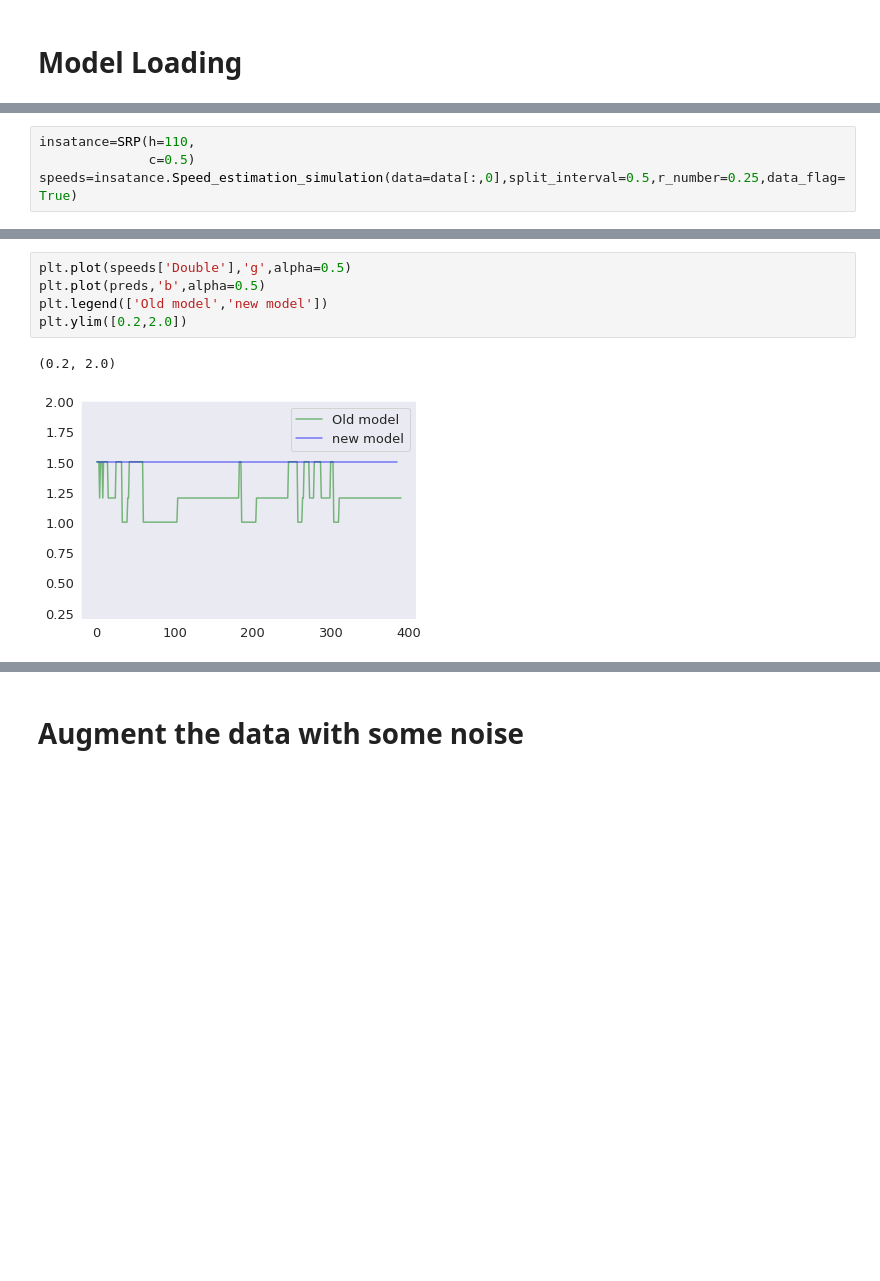
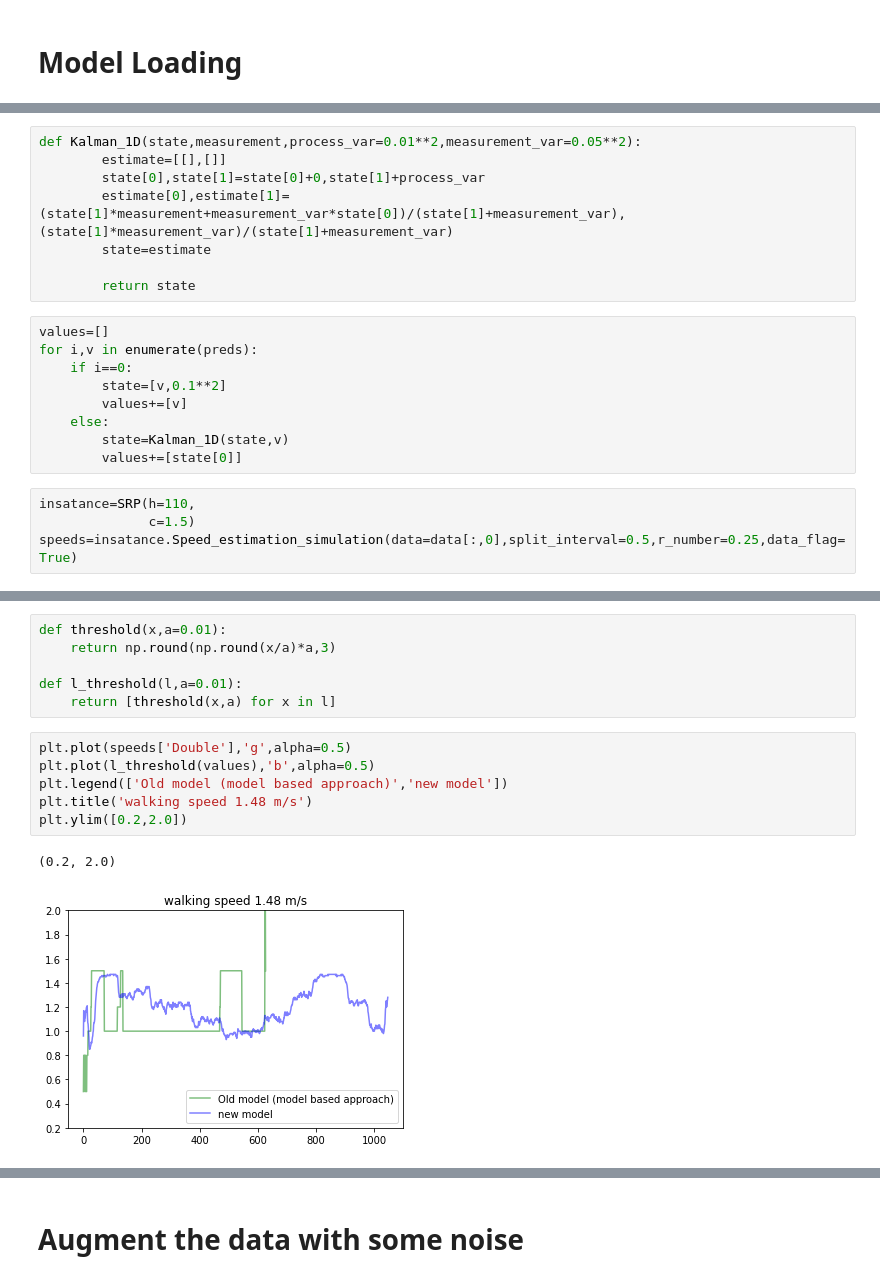
Before and after one commit to Prakyathkantharaju/Thesis_Speed_estimation, a Jupyter notebook: Processing/processing.ipynb, the cells around one changed output, grey strips where cells are left out. Drawn from its saved outputs; the diff is of its cells as text; blank space fills up the shorter version.

Commit message:
New 0.5 s CNN model

```diff
--- a/Processing/processing.ipynb
+++ b/Processing/processing.ipynb
@@ -198,5 +206,22 @@ print(confidences)
+# %%
+def Kalman_1D(state,measurement,process_var=0.01**2,measurement_var=0.05**2):
+        estimate=[[],[]]
+        state[0],state[1]=state[0]+0,state[1]+process_var
+        estimate[0],estimate[1]=(state[1]*measurement+measurement_var*state[0])/(state[1]+measurement_var),(state[1]*measurement_var)/(state[1]+measurement_var)
+        state=estimate
+
+        return state
+# %%
+values=[]
+for i,v in enumerate(preds):
+    if i==0:
+        state=[v,0.1**2]
+        values+=[v]
+    else:
+        state=Kalman_1D(state,v)
+        values+=[state[0]]
 # %%
 insatance=SRP(h=110,
-              c=0.5)
+              c=1.5)
 speeds=insatance.Speed_estimation_simulation(data=data[:,0],split_interval=0.5,r_number=0.25,data_flag=True)
 # %% [output]
@@ -227,11 +308,18 @@ def get_speeds(preds,confidences,threshold=0.8):
+# %%
+def threshold(x,a=0.01):
+    return np.round(np.round(x/a)*a,3)
+
+def l_threshold(l,a=0.01):
+    return [threshold(x,a) for x in l]
 # %%
 plt.plot(speeds['Double'],'g',alpha=0.5)
-plt.plot(preds,'b',alpha=0.5)
-plt.legend(['Old model','new model'])
+plt.plot(l_threshold(values),'b',alpha=0.5)
+plt.legend(['Old model (model based approach)','new model'])
+plt.title('walking speed 1.48 m/s')
 plt.ylim([0.2,2.0])
 # %% [output]
 (0.2, 2.0)
-[figure, old version]
+[figure, new version]
 # %%
 confidenc_list=np.arange(0.8,1.0,0.02)
 labels,outputs=[],[]
```
Also changed, not shown: parts of 33 cells of this notebook, 35 other files.
